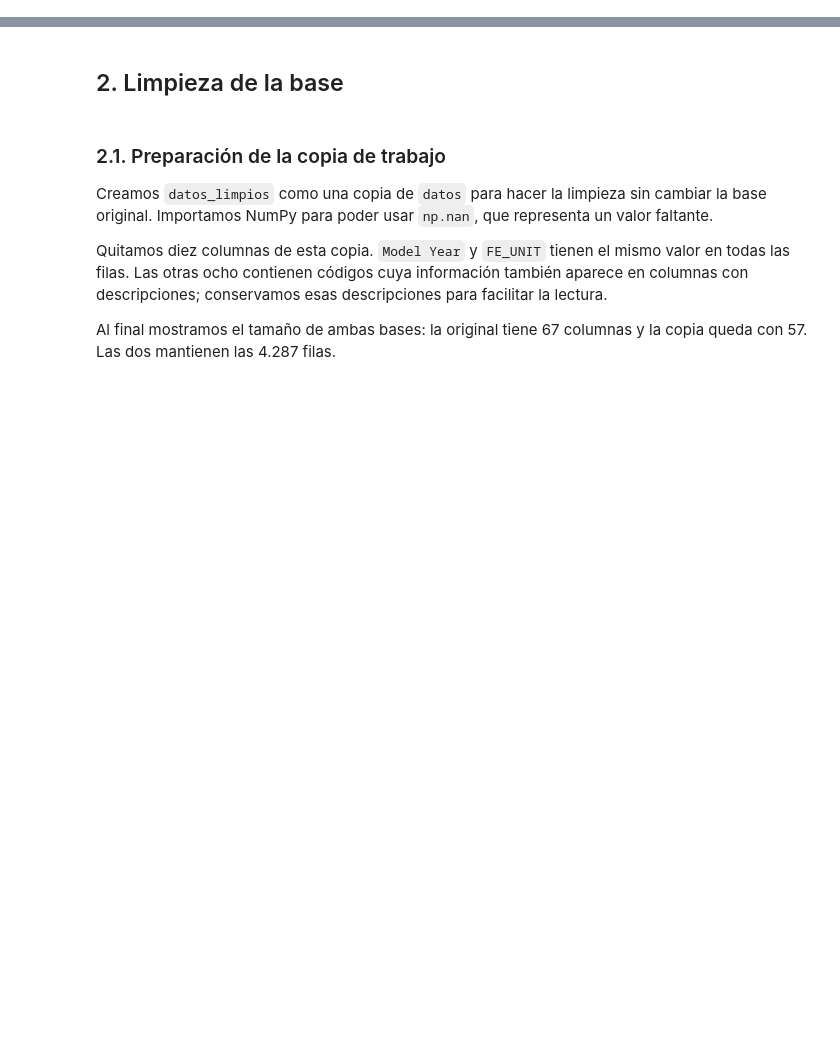
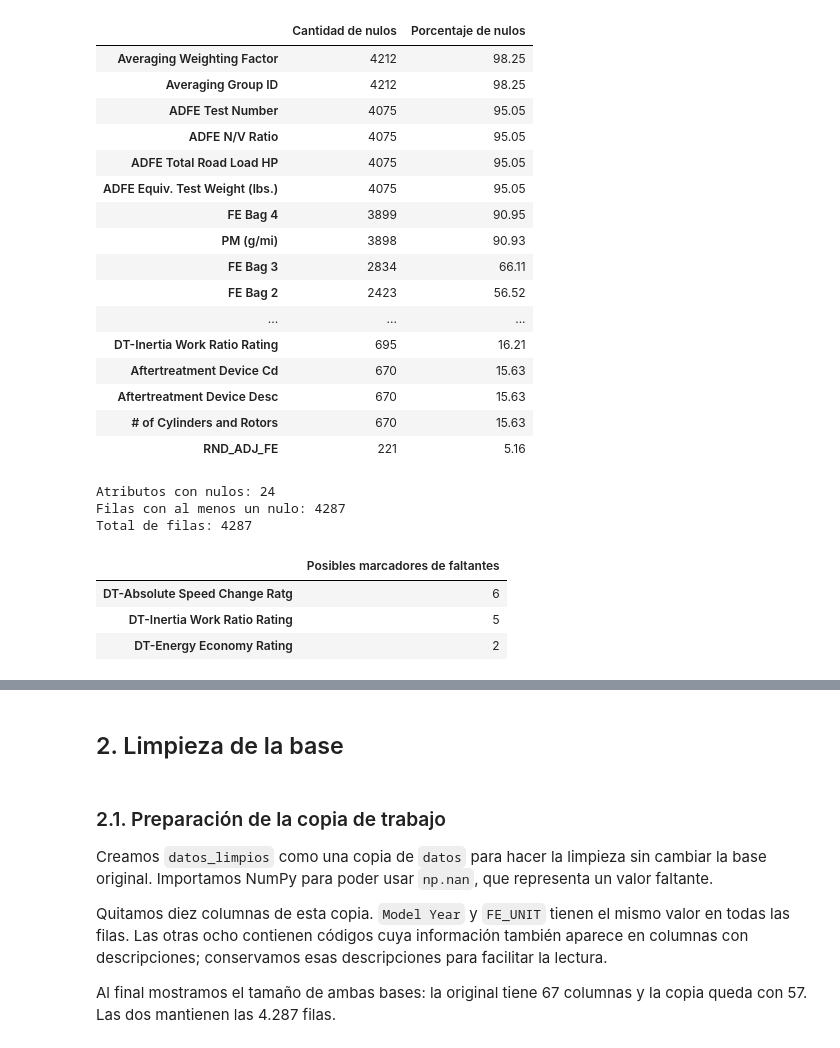
Before and after one commit to rodrigo1git/TPE-Fundamentos-de-Ciencia-de-Datos, a Jupyter notebook: TPE.ipynb, the cells around one changed output, grey strips where cells are left out. Drawn from its saved outputs; the diff is of its cells as text; code cells hidden in the pictures; blank space fills up the shorter version.

```diff
--- a/TPE.ipynb
+++ b/TPE.ipynb
@@ -454,0 +202,77 @@ datos
+# %%
+# 1. Valores faltantes reconocidos por Pandas.
+cantidad_nulos = datos.isna().sum()
+
+resumen_nulos = pd.DataFrame({
+    "Cantidad de nulos": cantidad_nulos,
+    "Porcentaje de nulos": cantidad_nulos / datos.shape[0] * 100
+}).sort_values(by="Cantidad de nulos", ascending=False)
+
+display(
+    resumen_nulos[resumen_nulos["Cantidad de nulos"] > 0].round(2)
+)
+
+print("Atributos con nulos:", (cantidad_nulos > 0).sum())
+print(
+    "Filas con al menos un nulo:",
+    (datos.isna().sum(axis=1) > 0).sum()
+)
+print("Total de filas:", datos.shape[0])
+
+
+# 2. Posibles representaciones alternativas de valores faltantes.
+# Se ignoran las diferencias de mayúsculas y los espacios exteriores.
+marcadores_texto = [
+    "", "-", "--", "?", "na", "n/a", "nan", "none", "null",
+    "unknown", "missing", "not available", "not applicable", "-1"
+]
+
+posibles_faltantes = {}
+
+for columna in datos.columns:
+    valores = datos[columna]
+
+    if valores.dtype == "object":
+        valores = valores.str.strip().str.lower()
+        cantidad = valores.isin(marcadores_texto).sum()
+    else:
+        cantidad = (valores == -1).sum()
+
+    posibles_faltantes[columna] = cantidad
+
+resumen_marcadores = pd.DataFrame.from_dict(
+    posibles_faltantes,
+    orient="index",
+    columns=["Posibles marcadores de faltantes"]
+)
+
+resumen_marcadores = resumen_marcadores[
+    resumen_marcadores["Posibles marcadores de faltantes"] > 0
+].sort_values(by="Posibles marcadores de faltantes", ascending=False)
+
+display(resumen_marcadores)
+# %% [output]
+|  | Cantidad de nulos | Porcentaje de nulos |
+| Averaging Weighting Factor | 4212 | 98.25 |
+| Averaging Group ID | 4212 | 98.25 |
+| ADFE Test Number | 4075 | 95.05 |
+| ADFE N/V Ratio | 4075 | 95.05 |
+| ADFE Total Road Load HP | 4075 | 95.05 |
+| ADFE Equiv. Test Weight (lbs.) | 4075 | 95.05 |
+| FE Bag 4 | 3899 | 90.95 |
+| PM (g/mi) | 3898 | 90.93 |
+| FE Bag 3 | 2834 | 66.11 |
+| FE Bag 2 | 2423 | 56.52 |
+| ... | ... | ... |
+| DT-Inertia Work Ratio Rating | 695 | 16.21 |
+| Aftertreatment Device Cd | 670 | 15.63 |
+| Aftertreatment Device Desc | 670 | 15.63 |
+| # of Cylinders and Rotors | 670 | 15.63 |
+| RND_ADJ_FE | 221 | 5.16 |
+Atributos con nulos: 24
+Filas con al menos un nulo: 4287
+Total de filas: 4287
+|  | Posibles marcadores de faltantes |
+| DT-Absolute Speed Change Ratg | 6 |
+| DT-Inertia Work Ratio Rating | 5 |
+| DT-Energy Economy Rating | 2 |
```
Also changed, not shown: parts of 32 cells of this notebook, 4 other files.
